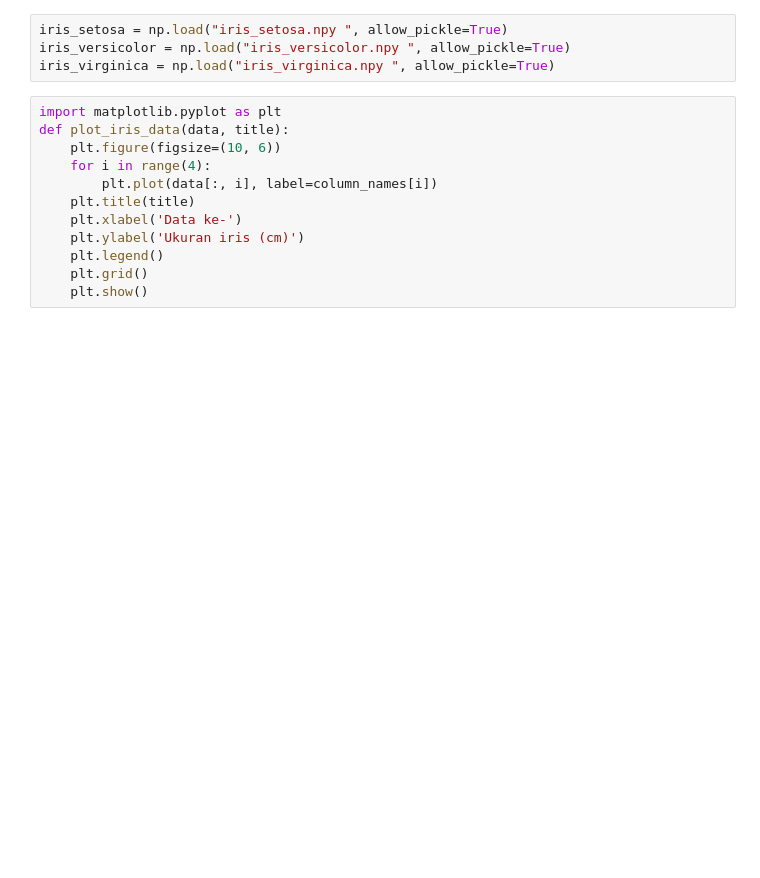
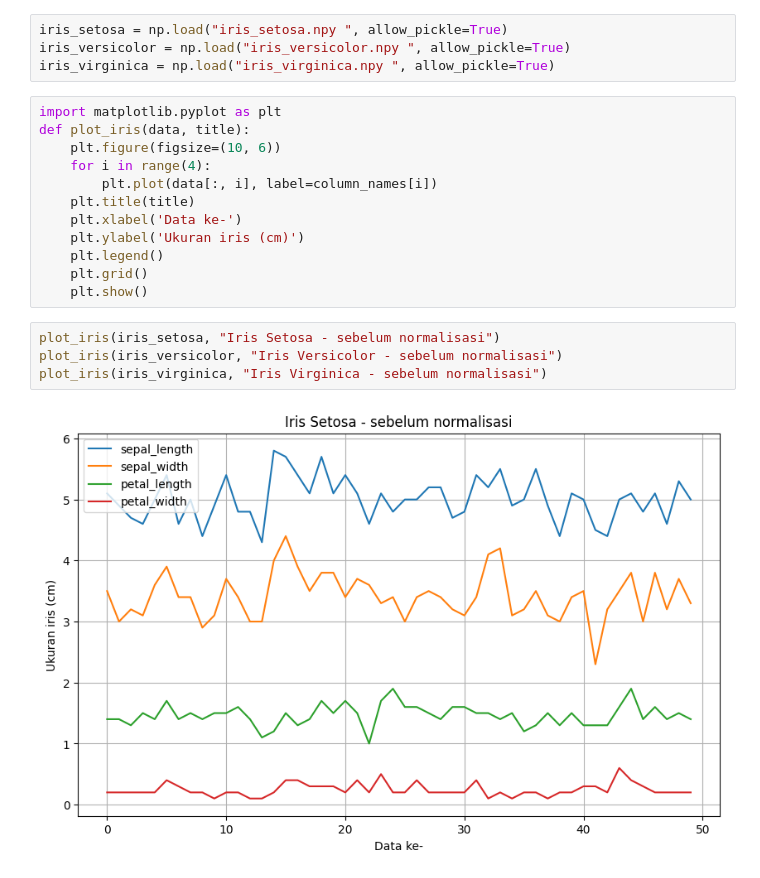
Before and after one commit to vitows/Iris-Perceptron-612022018, a Jupyter notebook: Iris-Perceptron.ipynb, the cells around one changed output. Cells and saved outputs as stored; diff of their text form; blank space fills up the shorter version.

Commit message:
Fixed data npy, npy load, plot function and plotting data

```diff
--- a/Iris-Perceptron.ipynb
+++ b/Iris-Perceptron.ipynb
@@ -65,7 +65,7 @@ iris_versicolor = np.load("iris_versicolor.npy ", allow_pickle=True)
 iris_virginica = np.load("iris_virginica.npy ", allow_pickle=True)
 # %%
 import matplotlib.pyplot as plt
-def plot_iris_data(data, title):
+def plot_iris(data, title):
     plt.figure(figsize=(10, 6))
     for i in range(4):
         plt.plot(data[:, i], label=column_names[i])
@@ -75,3 +75,9 @@ def plot_iris_data(data, title):
     plt.legend()
     plt.grid()
     plt.show()
+# %%
+plot_iris(iris_setosa, "Iris Setosa - sebelum normalisasi")
+plot_iris(iris_versicolor, "Iris Versicolor - sebelum normalisasi")
+plot_iris(iris_virginica, "Iris Virginica - sebelum normalisasi")
+# %% [output]
+[figure, added]
```
Also changed, not shown: parts of 2 cells of this notebook, 3 other files.
